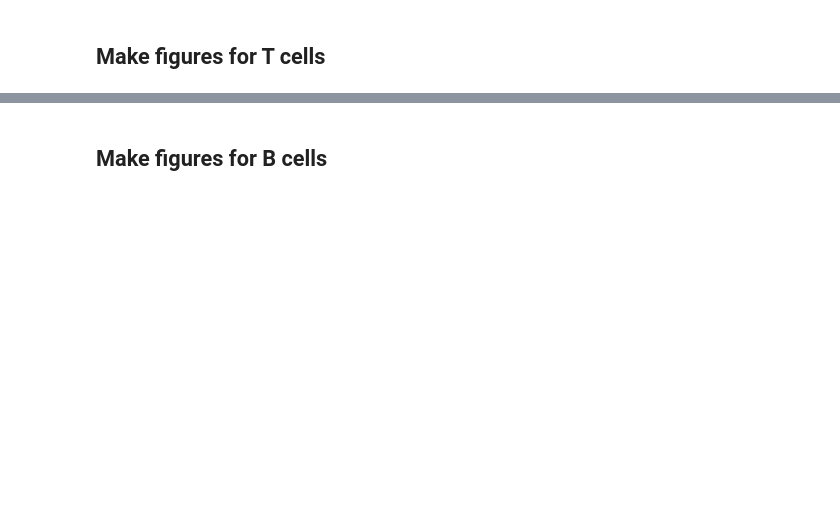
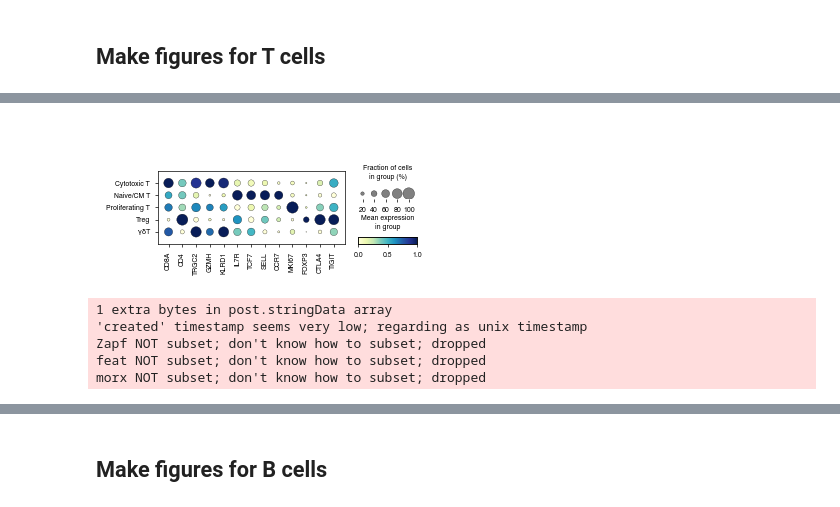
Before and after one commit to pughlab/neuroblastoma_spatial_tcr, a Jupyter notebook: scripts/2.subcluster_and_visualize_metadata.ipynb, the cells around one changed output, grey strips where cells are left out. Saved outputs shown, nothing was run; the diff lists cells and outputs as text; code cells hidden in the pictures; blank space fills up the shorter version.

```diff
--- a/scripts/2.subcluster_and_visualize_metadata.ipynb
+++ b/scripts/2.subcluster_and_visualize_metadata.ipynb
@@ -853,34 +898,41 @@ for _, ax in ax_dict.items():
     if ax is None:
         continue
     ax.tick_params(axis="both", which="both", width=0.5, length=2)
 
 # Main panel border
 main_ax = ax_dict.get("mainplot_ax", None)
 if main_ax is not None:
     for spine in main_ax.spines.values():
         spine.set_visible(True)
         spine.set_linewidth(0.5)
         spine.set_color("#000000")
 
 # Color legend bar border
 cax = ax_dict.get("color_legend_ax", None)
 if cax is not None:
     for spine in cax.spines.values():
         spine.set_visible(True)
         spine.set_linewidth(0.5)
         spine.set_color("#000000")
 
 
 # Styling and save
 fig = dp.fig
-fig.set_size_inches(9/2.54, 4/2.54, forward=True)
+fig.set_size_inches(8.5/2.54, 3.8/2.54, forward=True)
 fig.tight_layout()
 fig.canvas.draw()
 
 display(fig)
 
 fig.savefig(f"{figdir}celltype_dotplot_T.pdf", bbox_inches="tight")
 plt.close(fig)
+# %% [output]
+[figure, added]
+1 extra bytes in post.stringData array
+'created' timestamp seems very low; regarding as unix timestamp
+Zapf NOT subset; don't know how to subset; dropped
+feat NOT subset; don't know how to subset; dropped
+morx NOT subset; don't know how to subset; dropped
 # %%
 # Make proportion dotplot
 # Build dataframe
```
Also changed, not shown: parts of 20 cells of this notebook, 24 other files.
